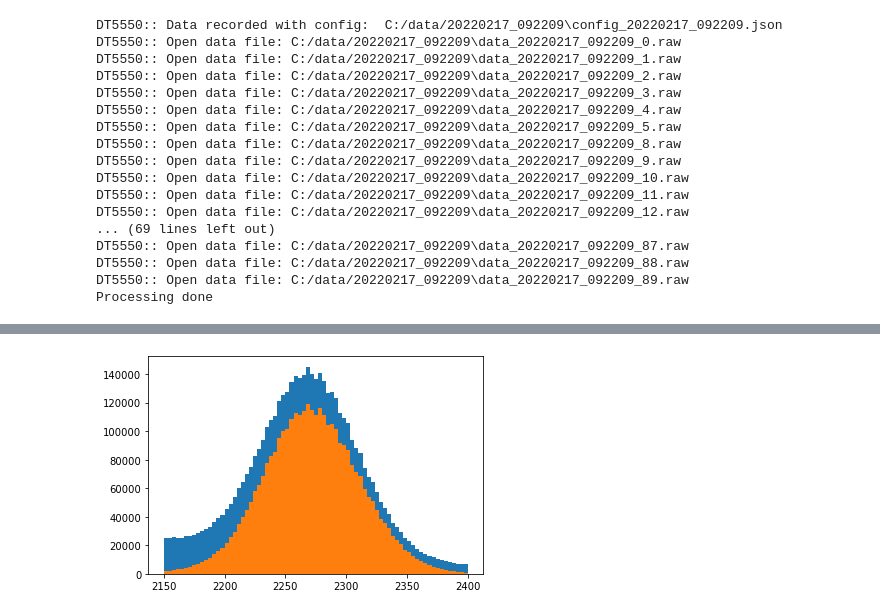
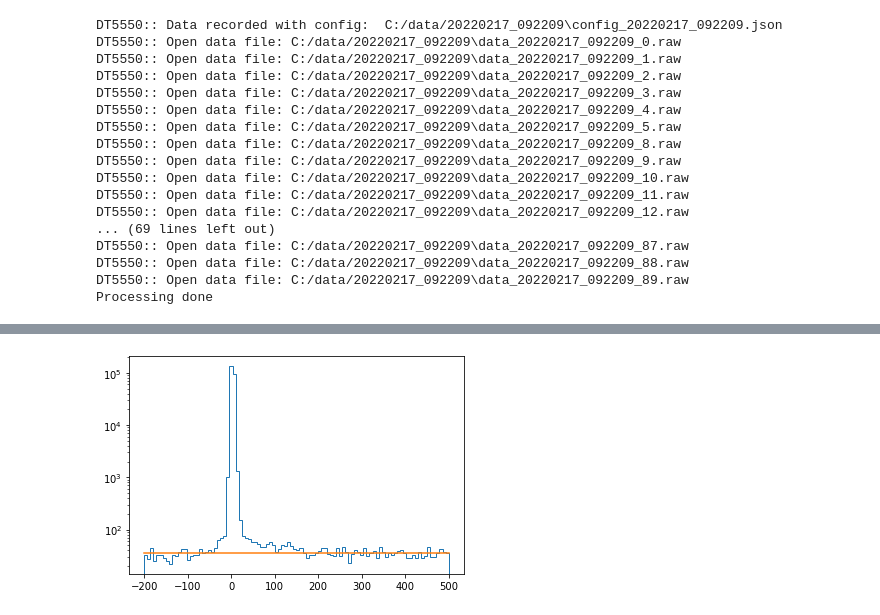
Before and after one commit to acolijn/DT5550_DAQ, a Jupyter notebook: analysis/na22_analysis_example.ipynb, the cells around one changed output, grey strips where cells are left out. Cells and saved outputs as stored; diff of their text form; code cells hidden in the pictures.

```diff
--- a/analysis/na22_analysis_example.ipynb
+++ b/analysis/na22_analysis_example.ipynb
@@ -162,7 +174,7 @@ number of events 3389968
-# %%
-bins=75
-plt.hist(Etot,bins=bins, range=(2150,2400))
-plt.hist(Etot_sel,bins=bins, range=(2150,2400))
-plt.show()
-# %% [output]
-[figure, removed]
+# %%
+plt.hist(tt3,bins=100,range=(-200,500),histtype='step')
+plt.plot([-200,500],[35,35])
+plt.yscale('log')
+plt.show()
+# %% [output]
+[figure, added]
```
Also changed, not shown: parts of 7 cells of this notebook.
